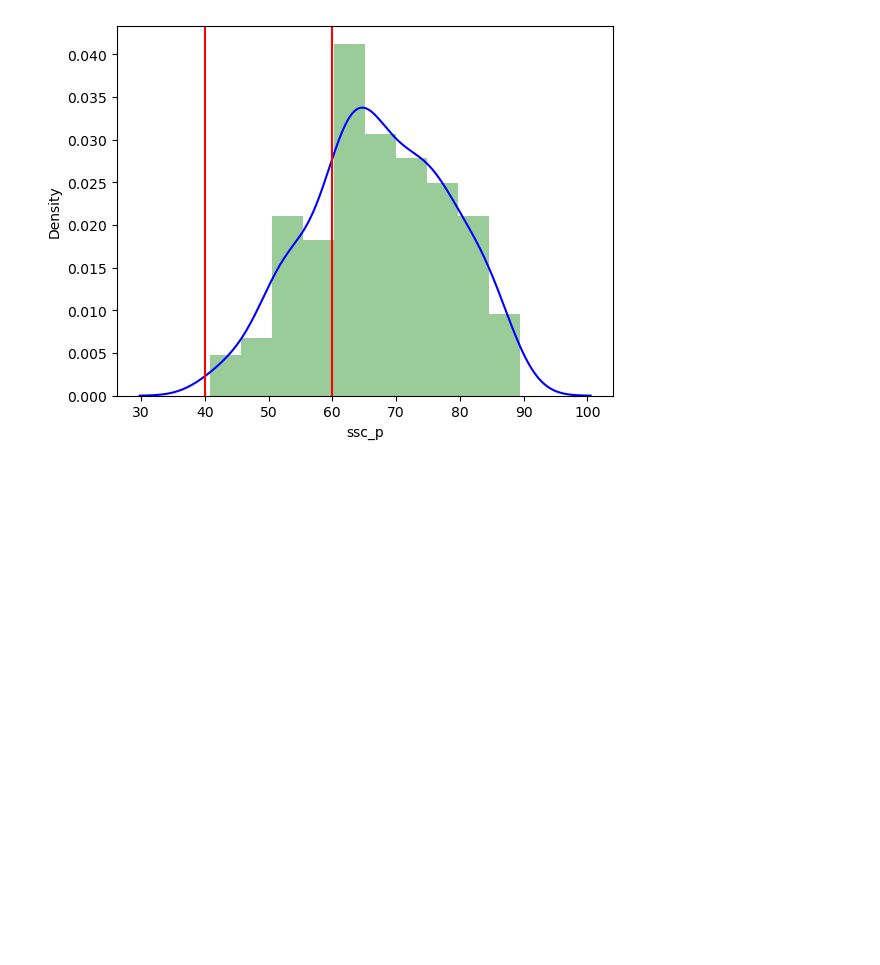
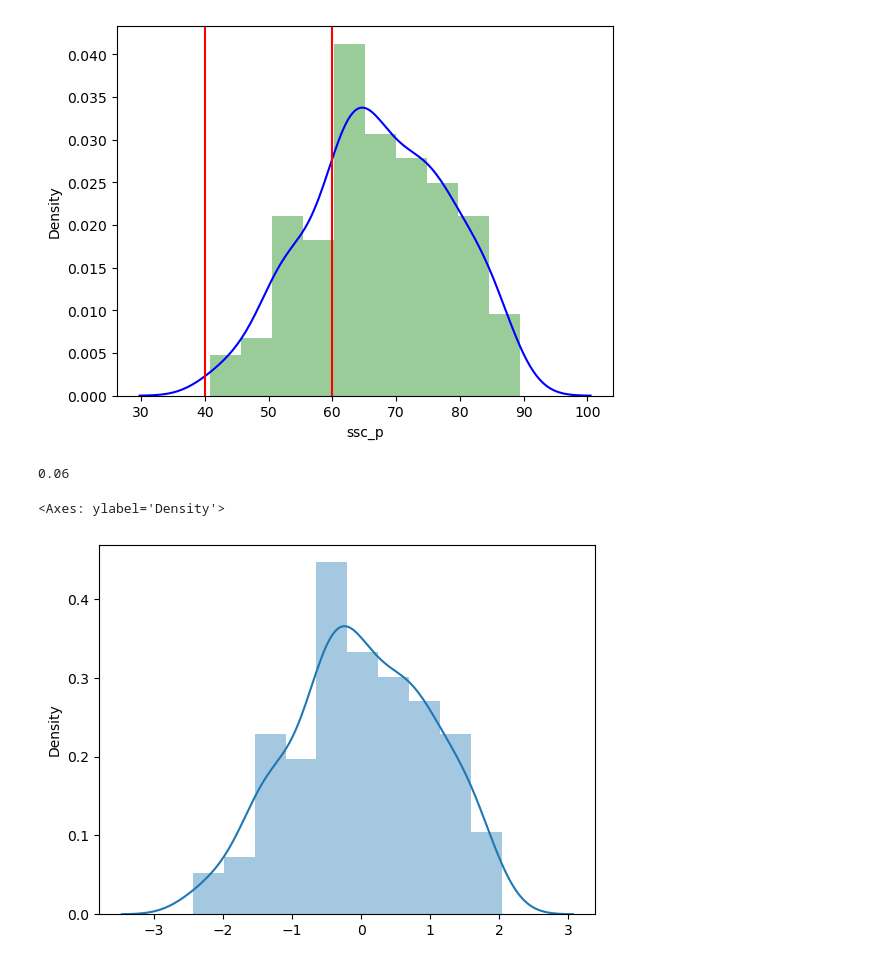
Before and after one commit to ThanigaivelGanapathi/Datascience, a Jupyter notebook: Univariate/Univariate.ipynb, the cells around one changed output. Drawn from its saved outputs; the diff is of its cells as text; code cells hidden in the pictures; blank space fills up the shorter version.

```diff
--- a/Univariate/Univariate.ipynb
+++ b/Univariate/Univariate.ipynb
@@ -55,7 +57,7 @@ print(quan)
 ['sl_no', 'ssc_p', 'hsc_p', 'degree_p', 'etest_p', 'mba_p', 'salary']
 # %%
 #Finding Mean, Median, Mode
-tble = obj.getMeanMedianMode(dataset,quan)
+tble = obj.getUnivarateTbl(dataset,quan)
 tble
 # %% [output]
 |  | sl_no | ssc_p | hsc_p | degree_p | etest_p | mba_p | salary |
@@ -243,0 +227,14 @@ The Area Between the range 40 and 60 : 0.13
+# %%
+#Finding CDF
+from statsmodels.distributions.empirical_distribution import ECDF
+ecdf = ECDF(dataset["ssc_p"])
+print(f"{round(ecdf(50),2)}")
+# %% [output]
+0.06
+# %%
+#Converting to Standard Normal Distribution
+z_score = obj.convert_to_Std_NB(dataset["ssc_p"])
+sns.distplot(z_score)
+# %% [output]
+<Axes: ylabel='Density'>
+[figure, added]
```
Also changed, not shown: parts of 16 cells of this notebook, 1 other file.
